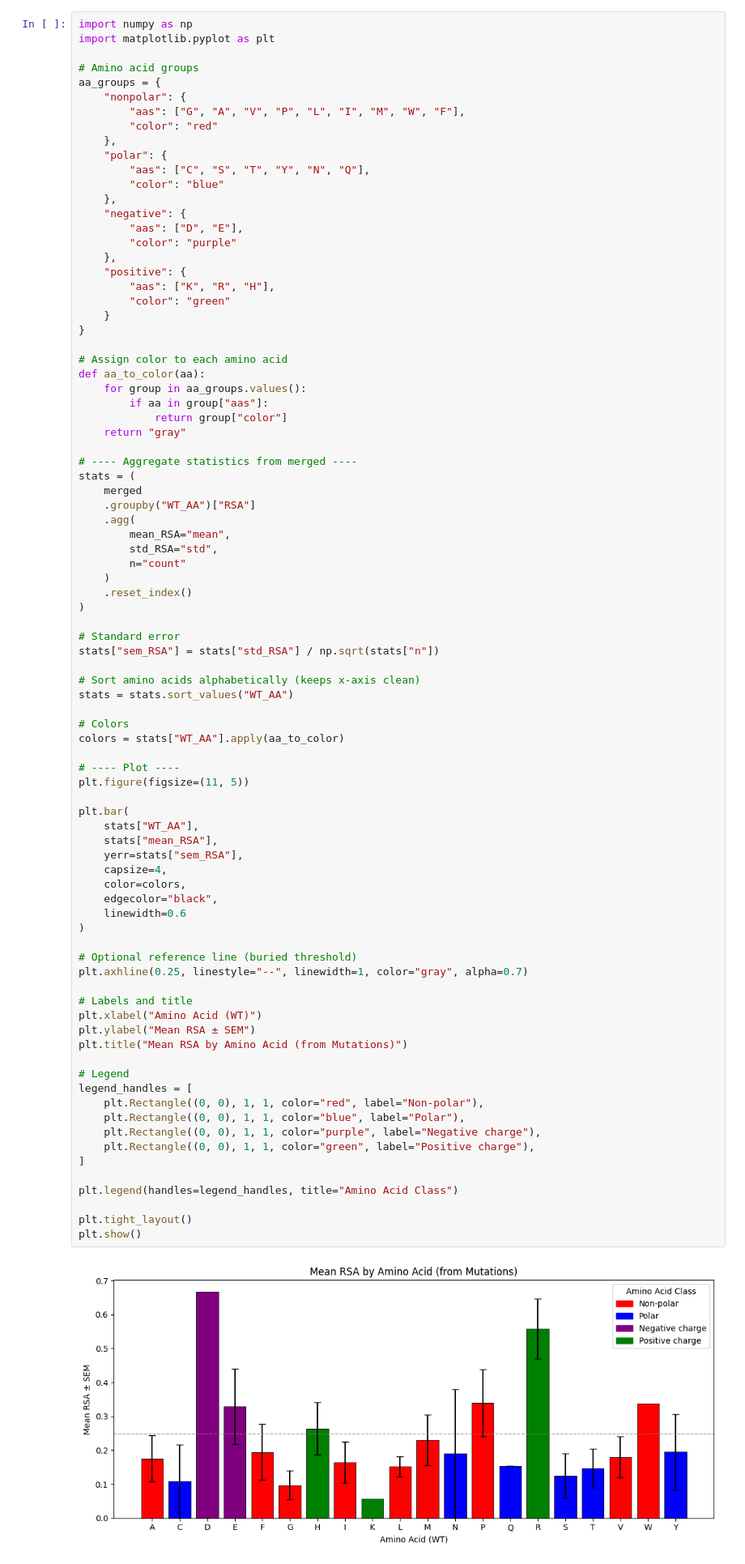
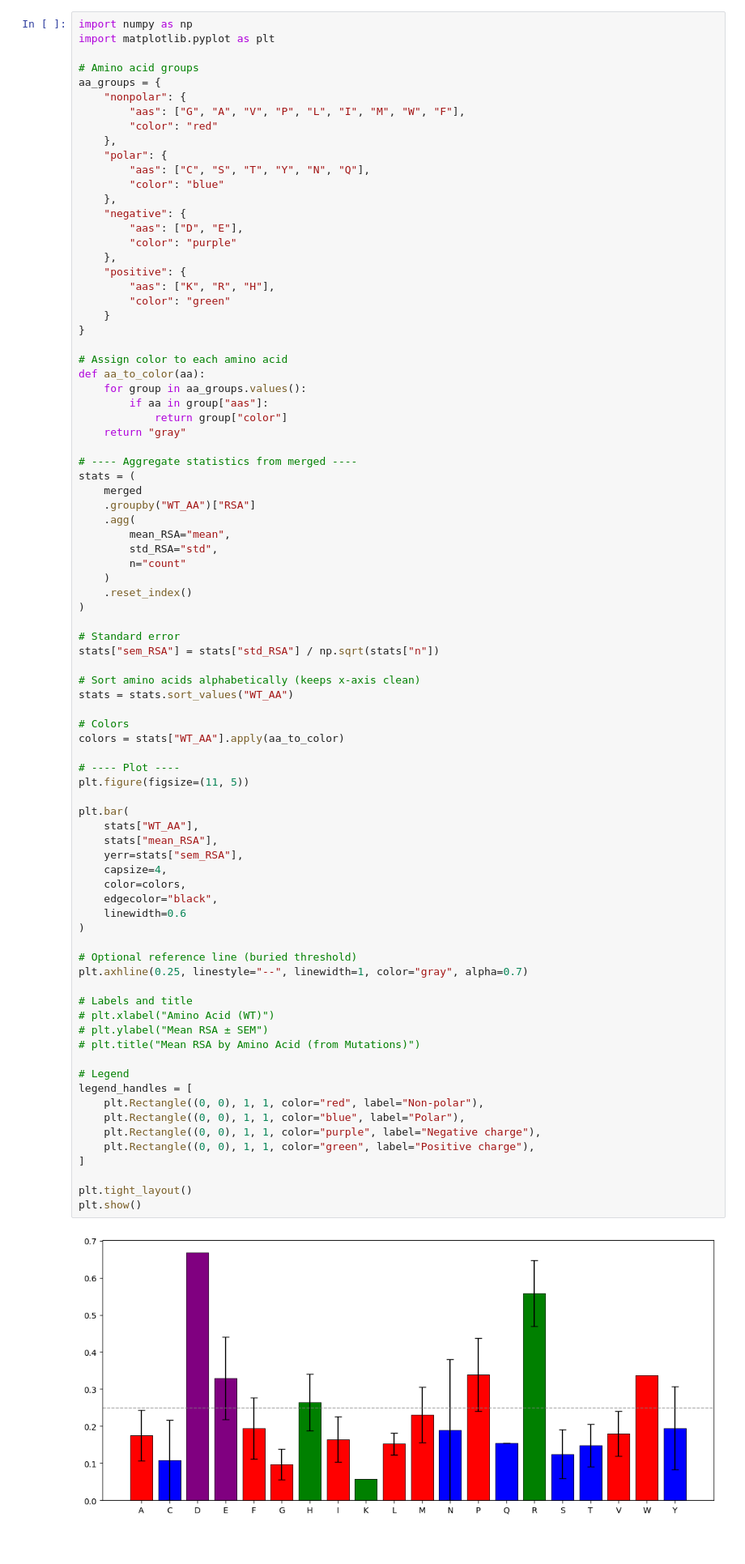
Before and after one commit to jiyeonsongg/am_analysis, a Jupyter notebook: codes/rsa_amino_acids.ipynb, the cells around one changed output. Shown at 81% size. Saved outputs shown, nothing was run; the diff lists cells and outputs as text; blank space fills up the shorter version.

```diff
--- a/codes/rsa_amino_acids.ipynb
+++ b/codes/rsa_amino_acids.ipynb
@@ -232,36 +232,34 @@ colors = stats["WT_AA"].apply(aa_to_color)
 
 # ---- Plot ----
 plt.figure(figsize=(11, 5))
 
 plt.bar(
     stats["WT_AA"],
     stats["mean_RSA"],
     yerr=stats["sem_RSA"],
     capsize=4,
     color=colors,
     edgecolor="black",
     linewidth=0.6
 )
 
 # Optional reference line (buried threshold)
 plt.axhline(0.25, linestyle="--", linewidth=1, color="gray", alpha=0.7)
 
 # Labels and title
-plt.xlabel("Amino Acid (WT)")
-plt.ylabel("Mean RSA ± SEM")
-plt.title("Mean RSA by Amino Acid (from Mutations)")
+# plt.xlabel("Amino Acid (WT)")
+# plt.ylabel("Mean RSA ± SEM")
+# plt.title("Mean RSA by Amino Acid (from Mutations)")
 
 # Legend
 legend_handles = [
     plt.Rectangle((0, 0), 1, 1, color="red", label="Non-polar"),
     plt.Rectangle((0, 0), 1, 1, color="blue", label="Polar"),
     plt.Rectangle((0, 0), 1, 1, color="purple", label="Negative charge"),
     plt.Rectangle((0, 0), 1, 1, color="green", label="Positive charge"),
 ]
 
-plt.legend(handles=legend_handles, title="Amino Acid Class")
-
 plt.tight_layout()
 plt.show()
 # %% [output]
-[figure, old version]
+[figure, new version]
```
